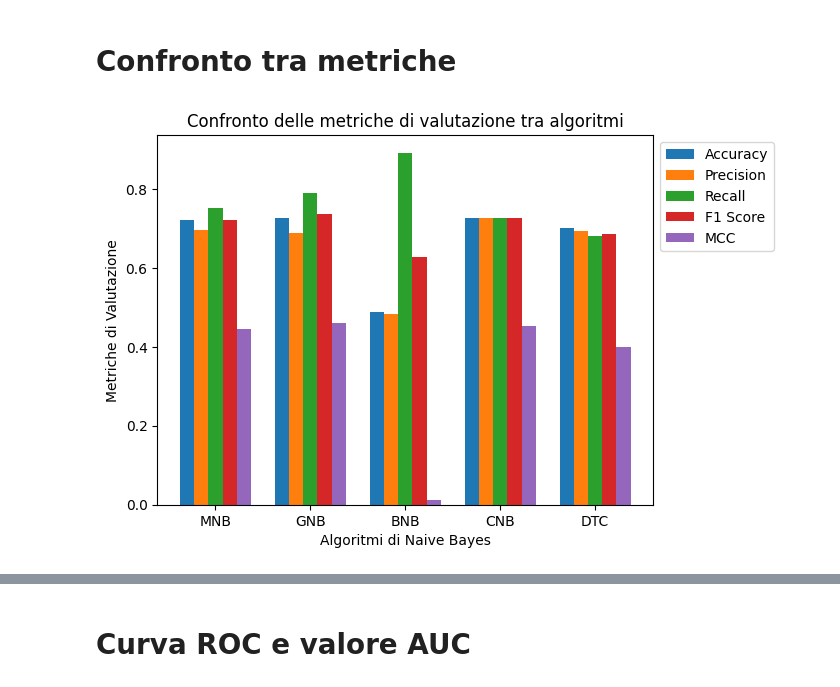
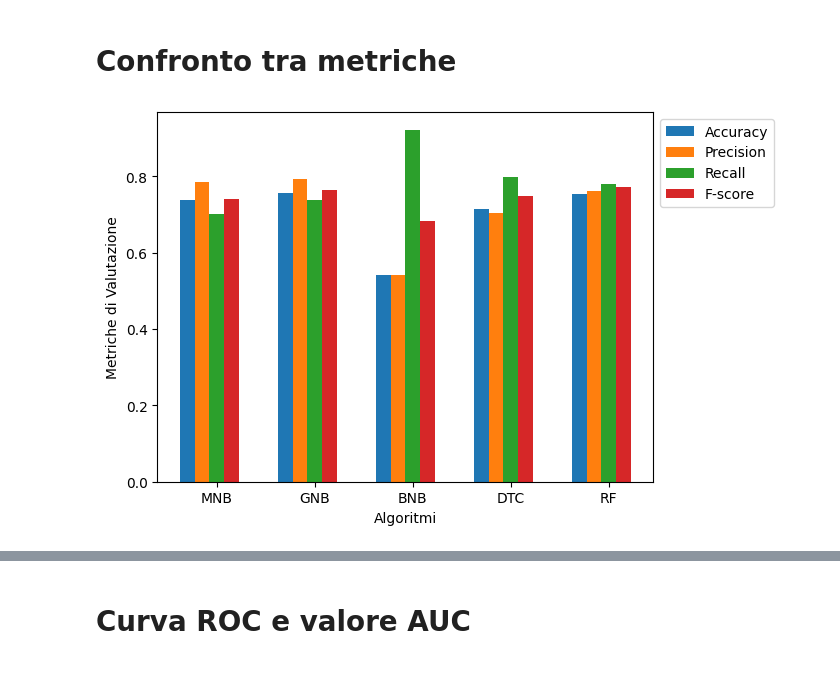
Before and after one commit to bafiuss/Sapore-DiVino, a Jupyter notebook: Sapore_DiVino-CODICE.ipynb, the cells around one changed output, grey strips where cells are left out. Drawn from its saved outputs; the diff is of its cells as text; code cells hidden in the pictures.

```diff
--- a/Sapore_DiVino-CODICE.ipynb
+++ b/Sapore_DiVino-CODICE.ipynb
@@ -362,7 +319,7 @@ cmplnb = ComplementNB()
 # %% [markdown]
 Scriviamo il codice riguardante il Gaussian Naive Bayes
 # %%
-gnb.fit(X_train,Y_train) #training
+gnb.fit(X_train_rus, y_train_rus) #training
 y_pred = gnb.predict(X_test) #testing
 # %% [markdown]
 Stampo quelli che sono i valori dell'accuracy, precision, recall, F1 score e MCC
@@ -399,25 +353,23 @@ plt.show()
 # %% [markdown]
 Procediamo con Multinomial Naive Bayes
 # %%
-mnb.fit(X_train,Y_train)
+mnb.fit(X_train_rus, y_train_rus)
 y_pred_2 = mnb.predict(X_test)
 
 accuracyMNB = accuracy_score(Y_test,y_pred_2)
 precisionMNB = precision_score(Y_test,y_pred_2)
 recallMNB = recall_score(Y_test,y_pred_2)
-mccMNB = matthews_corrcoef(Y_test, y_pred_2)
 f1_scoreMNB = f1_score(Y_test, y_pred_2)
 print('Accuracy: ' , accuracyMNB)
 print('Precision: ' , precisionMNB)
 print('Recall: ' , recallMNB)
 print('F1 score: ', f1_scoreMNB)
-print('MCC: ', mccMNB)
 
 
 labels=['Insufficiente', 'Sufficiente']
 confusion_matrix_result = confusion_matrix(Y_test,y_pred_2)
 sns.heatmap(confusion_matrix_result, annot=True, fmt='d', cmap='viridis', xticklabels=labels, yticklabels=labels,cbar=False)
-#plt.title('Matrice di confusione Multinomial Naive Bayes')
+plt.title('Matrice di confusione Multinomial Naive Bayes')
 plt.xlabel('Eticheta Predetta')
 plt.ylabel('Eticheta Reale')
 plt.show()
@@ -431,25 +382,23 @@ MCC:  0.4449093347812248
 # %% [markdown]
 Procediamo con Bernoulli Naive Bayes
 # %%
-bnb.fit(X_train,Y_train)
+bnb.fit(X_train_rus,y_train_rus)
 y_pred_3 = bnb.predict(X_test)
 
 accuracyBNB = accuracy_score(Y_test,y_pred_3)
 precisionBNB = precision_score(Y_test,y_pred_3)
 recallBNB = recall_score(Y_test,y_pred_3)
-mccBNB = matthews_corrcoef(Y_test, y_pred_3)
 f1_scoreBNB = f1_score(Y_test, y_pred_3)
 print('Accuracy: ' , accuracyBNB)
 print('Precision: ' , precisionBNB)
 print('Recall: ' , recallBNB)
 print('F1 score: ', f1_scoreBNB)
-print('MCC: ', mccBNB)
 
 
 labels=['Sufficiente', 'Insufficiente']
 confusion_matrix_result = confusion_matrix(Y_test,y_pred_3)
 sns.heatmap(confusion_matrix_result, annot=True, fmt='d', cmap='viridis', xticklabels=labels, yticklabels=labels,cbar=False)
-#plt.title('Matrice di confusione Bernoulli Naive Bayes')
+plt.title('Matrice di confusione Bernoulli Naive Bayes')
 plt.xlabel('Eticheta Predetta')
 plt.ylabel('Eticheta Reale')
 plt.show()
@@ -497,26 +414,24 @@ MCC:  0.4524145302612086
 I Decision Tree, o alberi decisionali, sono un tipo di modello di Machine Learning utilizzato per compiere decisioni basate su una serie di regole decisionali. Questi algoritmi sono ampiamente utilizzati sia per problemi di classificazione, come in questo caso
 # %%
 from sklearn.tree import DecisionTreeClassifier
-dtc = DecisionTreeClassifier(max_depth = 4)
+dtc = DecisionTreeClassifier(max_depth = 3)
 
-dtc.fit(X_train,Y_train)
+dtc.fit(X_train_rus,y_train_rus)
 y_pred = dtc.predict(X_test)
 accuracyDTC = accuracy_score(Y_test,y_pred)
 precisionDTC = precision_score(Y_test,y_pred)
 recallDTC = recall_score(Y_test,y_pred)
-mccDTC = matthews_corrcoef(Y_test, y_pred)
 f1_scoreDTC = f1_score(Y_test, y_pred)
 
 print('Accuracy: ' , accuracyDTC)
 print('Precision: ' , precisionDTC)
 print('Recall: ' , recallDTC)
 print('F1 score: ', f1_scoreDTC)
-print('MCC: ', mccDTC)
 
 labels = ['Sufficiente', 'Insufficiente']
 confusion_matrix_result = confusion_matrix(Y_test,y_pred)
 sns.heatmap(confusion_matrix_result, annot=True, fmt='d', cmap='viridis', xticklabels=labels, yticklabels=labels, cbar=False)
-plt.title('Matrice di Confusione')
+#plt.title('Matrice di Confusione')
 plt.xlabel('Eticheta Predetta')
 plt.ylabel('Eticheta Reale')
 plt.show()
@@ -532,31 +484,28 @@ MCC:  0.39995116907119954
 # %%
 import numpy as np
 import matplotlib.pyplot as plt
 
-
-class_labels = ['MNB', 'GNB', 'BNB', 'CNB', 'DTC']
-accuracy_results = [accuracyMNB, accuracyGNB, accuracyBNB, accuracyCNB ,accuracyDTC]
-precision_results = [precisionMNB, precisionGNB, precisionBNB, accuracyCNB, precisionDTC]
-recall_results = [recallMNB, recallGNB, recallBNB, accuracyCNB, recallDTC]
-f1_results = [f1_scoreMNB, f1_scoreGNB, f1_scoreBNB, accuracyCNB, f1_scoreDTC]
-MCC_results = [mccMNB, mccGNB, mccBNB, mccCNB, mccDTC]
+class_labels = ['MNB', 'GNB', 'BNB', 'DTC', 'RF']
+accuracy_results = [accuracyMNB, accuracyGNB, accuracyBNB ,accuracyDTC, accuracyRF]
+precision_results = [precisionMNB, precisionGNB, precisionBNB, precisionDTC, precisionRF]
+recall_results = [recallMNB, recallGNB, recallBNB, recallDTC, recallRF]
+f1_results = [f1_scoreMNB, f1_scoreGNB, f1_scoreBNB, f1_scoreDTC, f1_scoreRF]
 
 bar_width = 0.15
 
 index = np.arange(len(class_labels))
 
 plt.bar(index, accuracy_results, bar_width, label='Accuracy')
 plt.bar(index + bar_width, precision_results, bar_width, label='Precision')
 plt.bar(index + 2*bar_width, recall_results, bar_width, label='Recall')
-plt.bar(index + 3*bar_width, f1_results, bar_width, label='F1 Score')
-plt.bar(index + 4*bar_width, MCC_results, bar_width, label='MCC')
+plt.bar(index + 3*bar_width, f1_results, bar_width, label='F-score')
 
-plt.xlabel('Algoritmi di Naive Bayes')
+plt.xlabel('Algoritmi')
 plt.ylabel('Metriche di Valutazione')
-plt.title('Confronto delle metriche di valutazione tra algoritmi')
+#plt.title('Confronto delle metriche di valutazione tra algoritmi')
 plt.xticks(index + 2*bar_width, class_labels)
 plt.legend(loc='upper left', bbox_to_anchor=(1, 1))
 
 plt.show()
 # %% [output]
-[figure, old version]
+[figure, new version]
```
Also changed, not shown: parts of 24 cells of this notebook.
